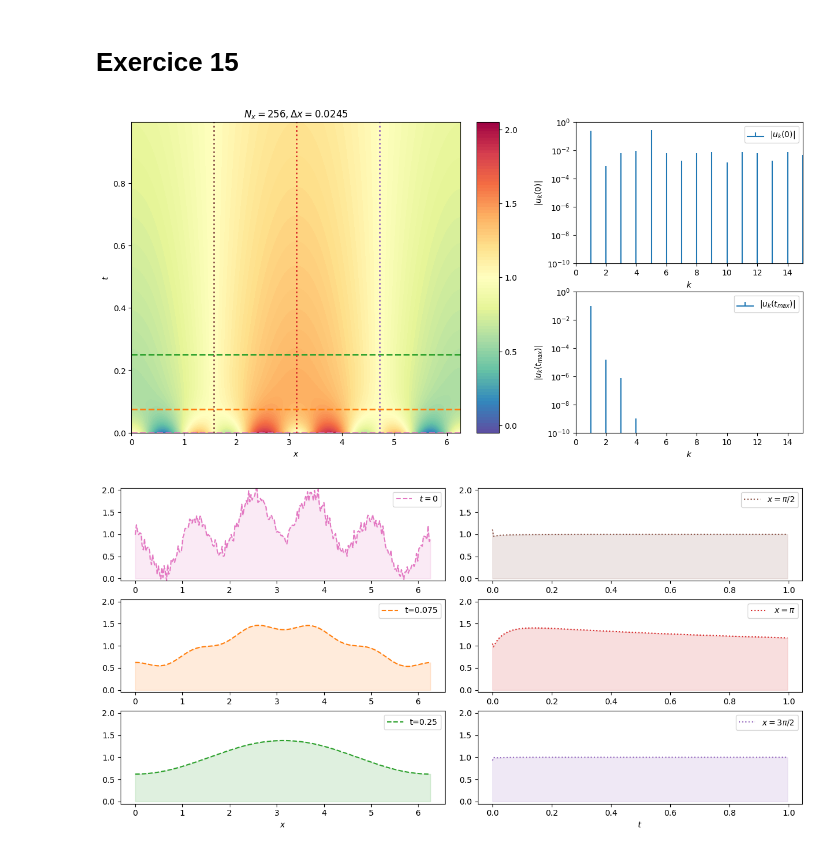
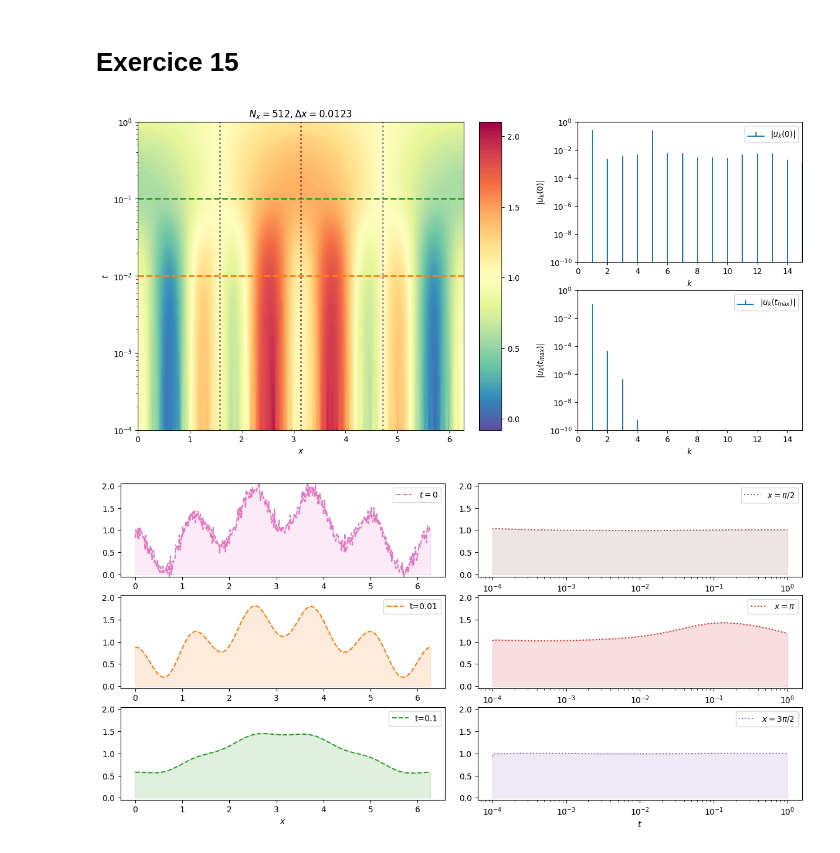
Before and after one commit to sablonl/LPHYS1303-Notebooks, a Jupyter notebook: Spectral.ipynb, the cells around one changed output. Saved outputs shown, nothing was run; the diff lists cells and outputs as text; code cells hidden in the pictures.

```diff
--- a/Spectral.ipynb
+++ b/Spectral.ipynb
@@ -98,15 +102,16 @@ amplis_cos = [0.75, 1.0, 0.5, -1.25]
 # -> definit un spectre discret
 
 
-def f(x): return sum([a * np.sin(2 * np.pi * f * x) for a, f in zip(amplis_sin, freqs_sin)]
-                     ) + sum([a * np.cos(2 * np.pi * f * x) for a, f in zip(amplis_cos, freqs_cos)])
+def f(x): return sum([a * np.sin(f * x) for a, f in zip(amplis_sin, freqs_sin)]
+                     ) + sum([a * np.cos(f * x) for a, f in zip(amplis_cos, freqs_cos)])
 
 
-L = 5.0  # PS: physical wavenumber is k/L -> plus le domaine et N sont grands, plus on verra les delta de Dirac
+L = 2*np.pi  # PS: les fréquences physiques sont 2pik/L avec k \in Z
+
 x_all = np.linspace(0, L, 5000, endpoint=False)
 u_all = f(x_all)
 
-N = 2**9
+N = 2**8
 x = np.linspace(0, L, N, endpoint=False)
 u = f(x)
 if N % 2 == 0:
@@ -129,6 +134,6 @@ print(f"Temps de calcul pour N = {N} avec scipy :")
 u_k_np = fftshift(fft(u)) / N
 u_rec_np = ifft(ifftshift(u_k_np)) * N
 
-plot_DFT(k/L, x, u_k, u_rec, u_k_np, u_rec_np, x_all, u_all,
+plot_DFT(k, x, u_k, u_rec, u_k_np, u_rec_np, x_all, u_all,
          bounds=(-max(freqs_sin + freqs_cos) - 2, max(freqs_sin + freqs_cos) + 2))
 # %% [output]
@@ -142,7 +147,8 @@ Temps de calcul pour N = 512 avec scipy :
 # %%
 # Test 2: spectre continu
-mu, sigma = 1.0, 0.1
-L = 2.0
+mu, sigma = 2.5, 0.5
+L = 5.0
+dk = 2*np.pi / L
 
 
 def f(x): return np.exp(- (x - mu)**2 / (2 * sigma**2)) / \
@@ -152,9 +158,9 @@ def f(x): return np.exp(- (x - mu)**2 / (2 * sigma**2)) / \
 x_all = np.linspace(0, L, 5000, endpoint=False)
 u_all = f(x_all)
 
-
-def u_analytic(k): return np.exp(1j * k * mu - (sigma*k)
-                                 ** 2 / 2) / np.sqrt(2 * np.pi)  # unused
+def u_analytic(k): return np.exp(-0.5*dk*k*(-2j*mu+dk*k*sigma**2)) / L
+# On remarque que le 'k' dans la fonction analytique est en fait '2pi k/L'... cela vient des coventions.
+# Une attention particulière doit être portée au domaine si l'on souhaite faire une analyse spectrale
 
 
 N = 2**10
@@ -172,5 +178,5 @@ u_rec = IDFT(u_k)
 u_k_np = fftshift(fft(u)) / N
 u_rec_np = ifft(ifftshift(u_k_np)) * N
 
-plot_DFT(k/L, x, u_k, u_rec, u_k_np, u_rec_np, x_all, u_all)
+plot_DFT(k, x, u_k, u_rec, u_k_np, u_rec_np, x_all, u_all, bounds=(-15, 15), u_analytic=u_analytic)
 # %% [output]
@@ -738,16 +773,16 @@ gamma = 0.1
 def u0(x): return 1.0 - 0.5*(np.cos(x) - np.cos(5*x)) + gamma*np.random.randn(len(x))
 def u0_smooth(x): return 1.0 - 0.5*(np.cos(x) - np.cos(5*x))
 
-N_x = 2**8
+N_x = 2**9
 L = 2.0*np.pi
 t_max = 1.0
 x = np.linspace(0, L, N_x, endpoint=False)
 
 k = rfftfreq(N_x, 1/N_x)
-dk = 2*np.pi / L # on introduit dk pour facilement adapter le calcul à un autre domaine
+dk = 2*np.pi / L
 # /!\ Il faut cependant que u0(x) soit périodique pour que la transformée de Fourier soit bien définie
 u0_vec = u0(x)
-u0_vec[-1] = u0_vec[0] # On assure la périodicité
+
 u_k_0 = rfft(u0_vec)
 
 def u_sol(t):
@@ -755,12 +790,14 @@ def u_sol(t):
 
 # Plot : à gauche le spectre initial, au milieu un countour plot, à droite spectre final
 nt_plot = 256
-t_plot = np.linspace(0, t_max, nt_plot, endpoint=False)
-nx_plot = min(N_x, 512)  # nombre de points à plotter selon x
+t_min = 1e-4  # Start time for the log scale (avoid log(0))
+t_plot = np.logspace(np.log10(t_min), np.log10(t_max), nt_plot, endpoint=True)
+nx_plot = min(N_x, 512)  # Number of points to plot along x
 mask_x = np.linspace(0, N_x, nx_plot, dtype=int, endpoint=False)
 [xx, tt] = np.meshgrid(x[mask_x], t_plot)
 u_sol_matrix = np.zeros((nt_plot, nx_plot))
 u_sol_matrix[0, :] = u0_vec[mask_x]
+
 for n in range(1, nt_plot):
     u_sol_matrix[n, :] = u_sol(t_plot[n])[mask_x]
 
@@ -769,8 +806,10 @@ gs = gridspec.GridSpec(2, 4, width_ratios=[1.45, 0.1, 0.20, 1.0])
 
 # Contour plot
 ax01 = plt.subplot(gs[:, 0])
+um, cm = np.min(u0_vec), np.max(u0_vec)
 contour = ax01.contourf(
-    xx, tt, u_sol_matrix, np.linspace(-0.05, 2.05, 100), cmap='Spectral_r')
+    xx, tt, u_sol_matrix, np.linspace(min(-0.05, um), max(2.05, cm), 100), cmap='Spectral_r')
+ax01.set_yscale('log')
 ax01.set_title("$N_x = %d, \Delta x = %.4f$" %
               (N_x, L/N_x))
 ax01.set_xlabel("$x$")
@@ -803,7 +842,7 @@ ax20.legend()
 plt.subplots_adjust(wspace=0.1)
 
 # Deuxieme plot : à gauche 3 timslice, t0, 0.1, 0.5
-t0, t1, t2 = 0.0, 0.075, 0.250
+t0, t1, t2 = 0.0, 0.01, 0.1
 # à droite : 3 spaceslice pi/2, pi, 3pi/2
 
 fig2 = plt.figure(figsize=(15, 7))
@@ -835,35 +874,38 @@ aax02.legend()
 # Right plots
 aax10 = plt.subplot(gs2[0, 1])
 ind_pi_2 = np.argmin(np.abs(x[mask_x] - np.pi/2))
 aax10.plot(t_plot, u_sol_matrix[:, ind_pi_2], label="$x=\pi/2$", c='C5', linestyle=':')
 aax10.fill_between(t_plot, u_sol_matrix[:, ind_pi_2], color='C5', alpha=0.15)
 ax01.axvline(np.pi/2, color='C5', lw=2, linestyle=':')
 aax10.set_ylim(-0.05, 2.05)
+aax10.set_xscale('log')
 aax10.legend()
 
 aax11 = plt.subplot(gs2[1, 1])
 ind_pi = np.argmin(np.abs(x[mask_x] - np.pi))
 aax11.plot(t_plot, u_sol_matrix[:, ind_pi], label="$x=\pi$", c='C3', linestyle=':')
 aax11.fill_between(t_plot, u_sol_matrix[:, ind_pi], color='C3', alpha=0.15)
 ax01.axvline(np.pi, color='C3', lw=2, linestyle=':')
 aax11.set_ylim(-0.05, 2.05)
+aax11.set_xscale('log')
 aax11.legend()
 
 aax12 = plt.subplot(gs2[2, 1])
 ind_3pi_2 = np.argmin(np.abs(x[mask_x] - 3*np.pi/2))
 aax12.plot(t_plot, u_sol_matrix[:, ind_3pi_2], label="$x=3\pi/2$", c='C4', linestyle=':')
 aax12.fill_between(t_plot, u_sol_matrix[:, ind_3pi_2], color='C4', alpha=0.15)
 ax01.axvline(3*np.pi/2, color='C4', lw=2, linestyle=':')
 aax12.set_xlabel("$t$")
 aax12.set_ylim(-0.05, 2.05)
+aax12.set_xscale('log')
 aax12.legend()
 
 plt.subplots_adjust(wspace=0.1)
 
 plt.show() # Montre les deux plots
 # %% [output]
-[figure, old version]
+[figure, new version]
-[figure, old version]
+[figure, new version]
 # %%
 %reset -f
 # %%
```
Also changed, not shown: parts of 10 cells of this notebook.
